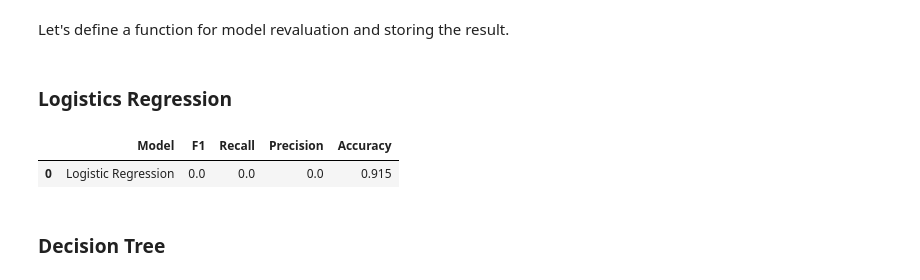
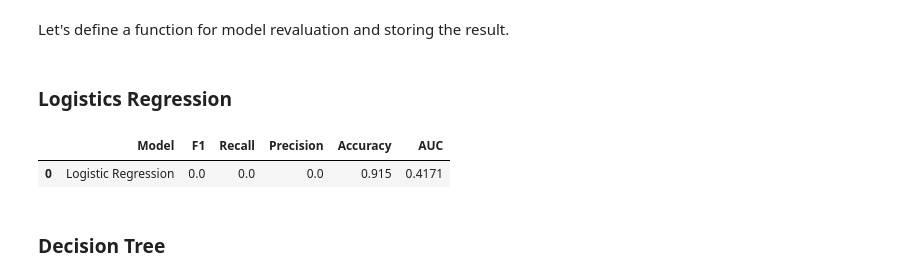
Before and after one commit to louisleung5/fraud-detection, a Jupyter notebook: Fraud_Dectection_script.ipynb, the cells around one changed output. Drawn from its saved outputs; the diff is of its cells as text; code cells hidden in the pictures.

```diff
--- a/Fraud_Dectection_script.ipynb
+++ b/Fraud_Dectection_script.ipynb
@@ -542,16 +542,18 @@ Name: count, dtype: int64
 # %% [markdown]
 Let's define a function for model revaluation and storing the result.
 # %%
-def make_results(model_name:str, y_true, y_pred):
+def make_results(model_name:str, y_true, y_pred, y_pred_proba):
     accuracy = accuracy_score(y_true, y_pred)
     recall = recall_score(y_true, y_pred)
     precision = precision_score(y_true, y_pred)
     f1 = f1_score(y_true, y_pred)
+    auc = roc_auc_score(y_true=y_true, y_score=[y_pred_proba[x][1] for x in range(len(y_pred_proba))])
     result = pd.DataFrame({'Model': [model_name],
                         'F1': [round(f1,4)],
                         'Recall': [round(recall,4)],
                         'Precision': [round(precision,4)],
-                        'Accuracy': [round(accuracy,4)]})
+                        'Accuracy': [round(accuracy,4)],
+                        'AUC': [round(auc, 4)]})
     return result
 
 def cv_make_results(model_name: str, model_object):
@@ -577,13 +579,14 @@ def update_result_table(existing_result_table: pd.DataFrame, new_result_table: p
 # %%
 lr = LogisticRegression(random_state=1207)
 lr = lr.fit(X_lr_train, y_lr_train)
 y_lr_pred = lr.predict(X_lr_test).tolist()
+y_lr_pred_proba = lr.predict_proba(X_lr_test).tolist()
 
-lr_result = make_results(model_name="Logistic Regression", y_true=y_lr_test, y_pred=y_lr_pred)
+lr_result = make_results(model_name="Logistic Regression", y_true=y_lr_test, y_pred=y_lr_pred, y_pred_proba=y_lr_pred_proba)
 lr_result
 # %% [output]
-|  | Model | F1 | Recall | Precision | Accuracy |
-| 0 | Logistic Regression | 0.0 | 0.0 | 0.0 | 0.915 |
+|  | Model | F1 | Recall | Precision | Accuracy | AUC |
+| 0 | Logistic Regression | 0.0 | 0.0 | 0.0 | 0.915 | 0.4171 |
 # %% [markdown]
 ### Decision Tree
 # %% [markdown]
```
Also changed, not shown: parts of 8 cells of this notebook.
